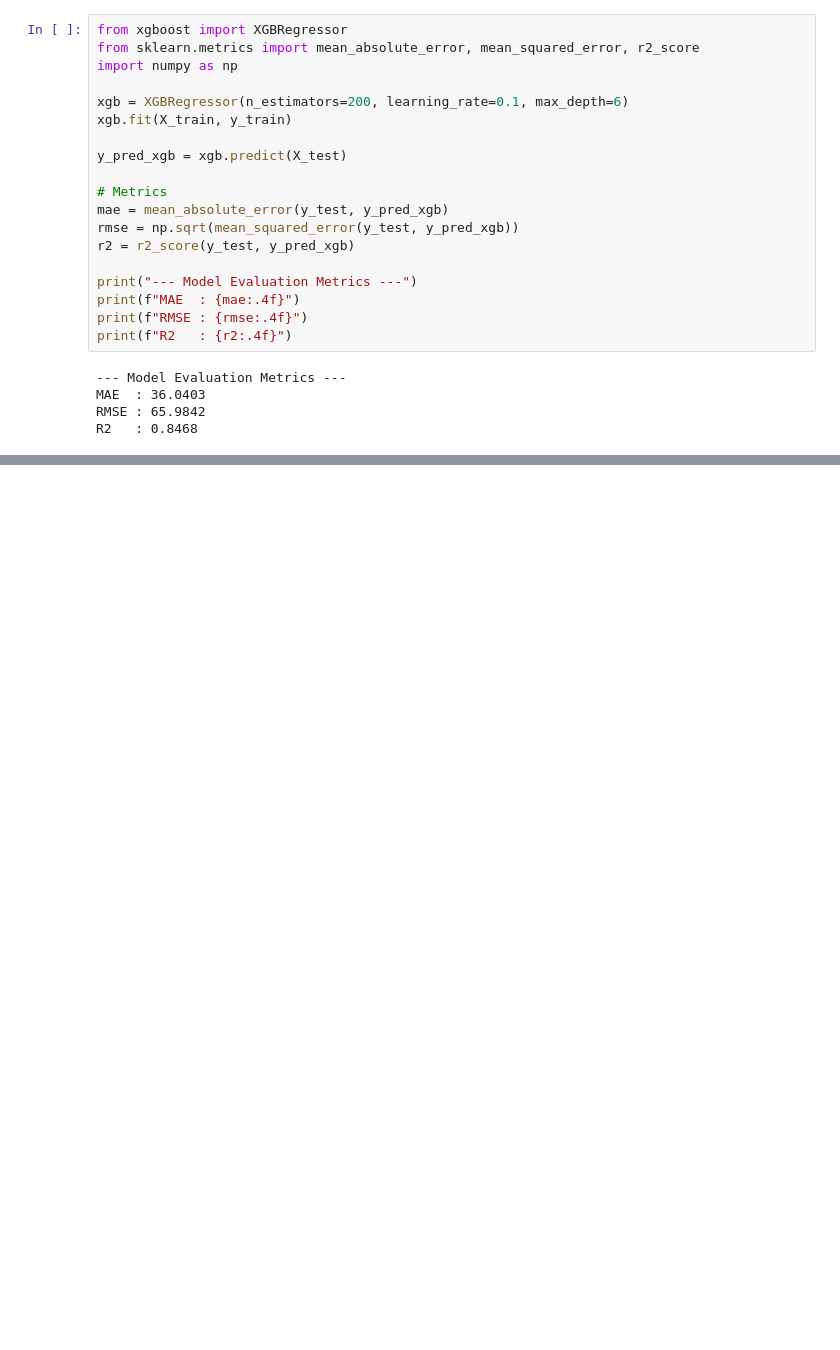
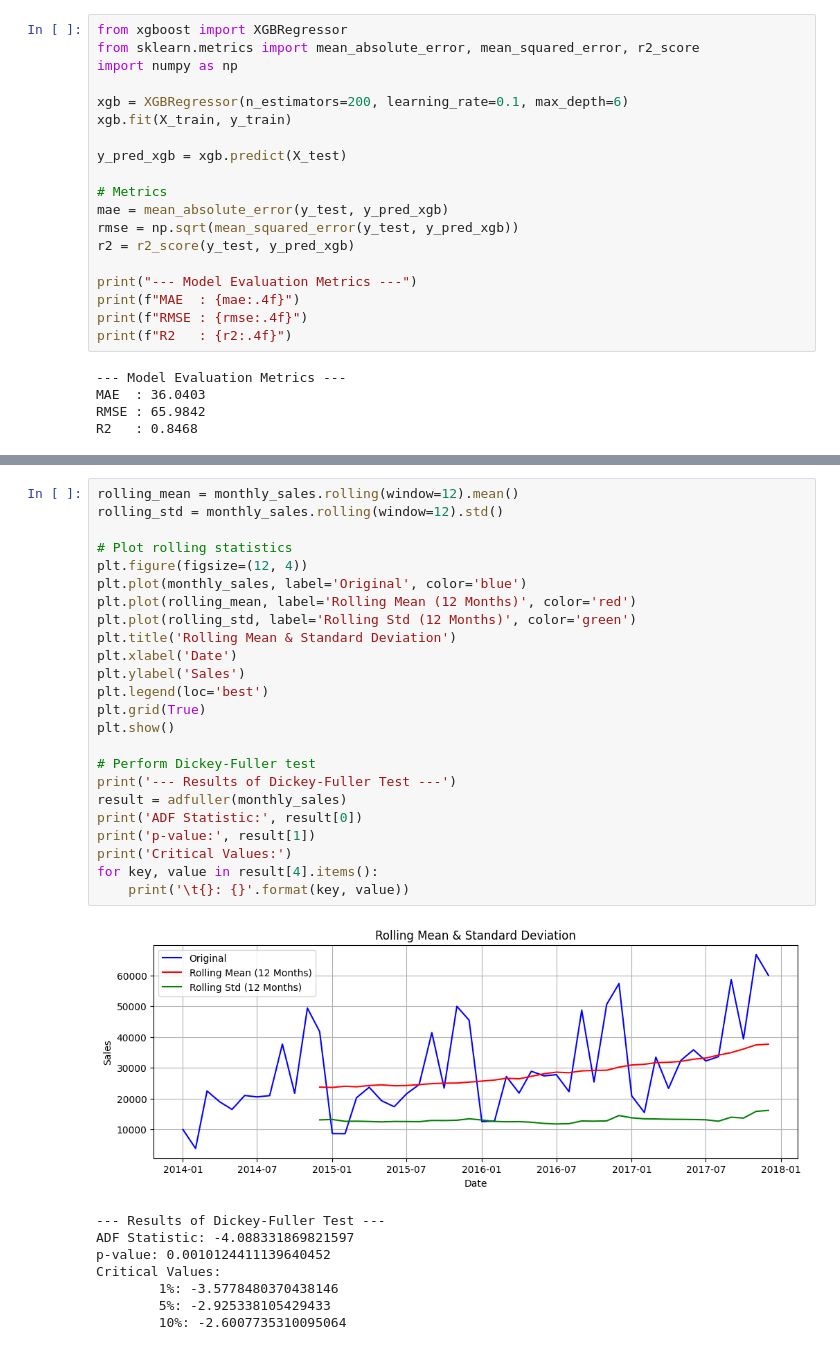
Before and after one commit to Mostafa-Mortada/Walmart-Sales-Data-Analysis, a Jupyter notebook: walmart_sales_Final.ipynb, the cells around one changed output, grey strips where cells are left out. Cells and saved outputs as stored; diff of their text form; blank space fills up the shorter version.

```diff
--- a/walmart_sales_Final.ipynb
+++ b/walmart_sales_Final.ipynb
@@ -1130,0 +1155,33 @@ R2   : 0.8468
+# %%
+rolling_mean = monthly_sales.rolling(window=12).mean()
+rolling_std = monthly_sales.rolling(window=12).std()
+
+# Plot rolling statistics
+plt.figure(figsize=(12, 4))
+plt.plot(monthly_sales, label='Original', color='blue')
+plt.plot(rolling_mean, label='Rolling Mean (12 Months)', color='red')
+plt.plot(rolling_std, label='Rolling Std (12 Months)', color='green')
+plt.title('Rolling Mean & Standard Deviation')
+plt.xlabel('Date')
+plt.ylabel('Sales')
+plt.legend(loc='best')
+plt.grid(True)
+plt.show()
+
+# Perform Dickey-Fuller test
+print('--- Results of Dickey-Fuller Test ---')
+result = adfuller(monthly_sales)
+print('ADF Statistic:', result[0])
+print('p-value:', result[1])
+print('Critical Values:')
+for key, value in result[4].items():
+    print('\t{}: {}'.format(key, value))
+# %% [output]
+[figure, added]
+--- Results of Dickey-Fuller Test ---
+ADF Statistic: -4.088331869821597
+p-value: 0.0010124411139640452
+Critical Values:
+        1%: -3.5778480370438146
+        5%: -2.925338105429433
+        10%: -2.6007735310095064
```
Also changed, not shown: parts of 11 cells of this notebook.
